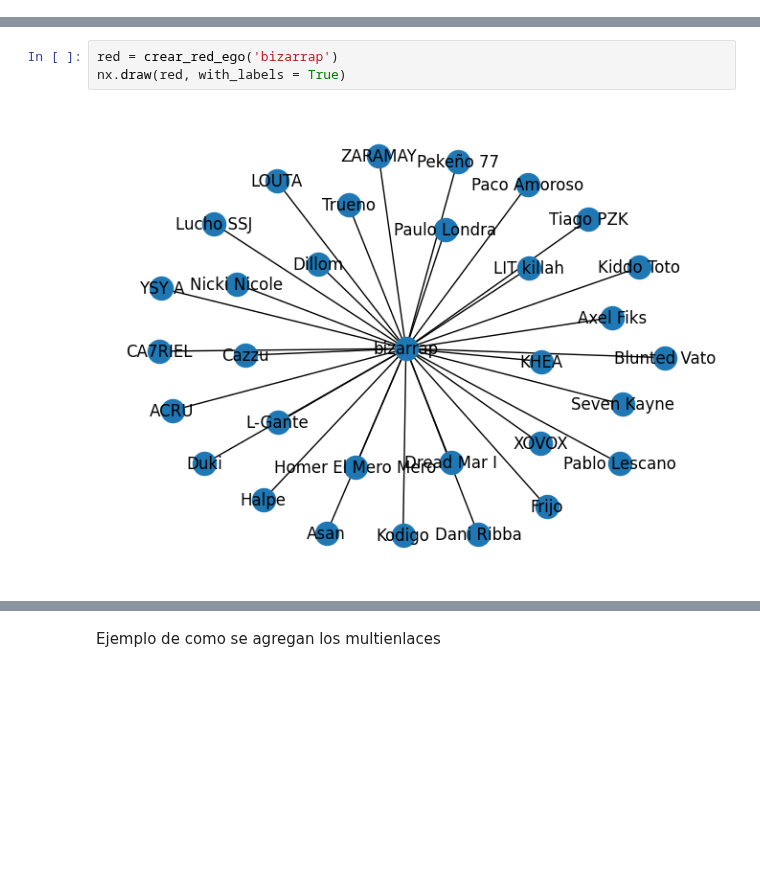
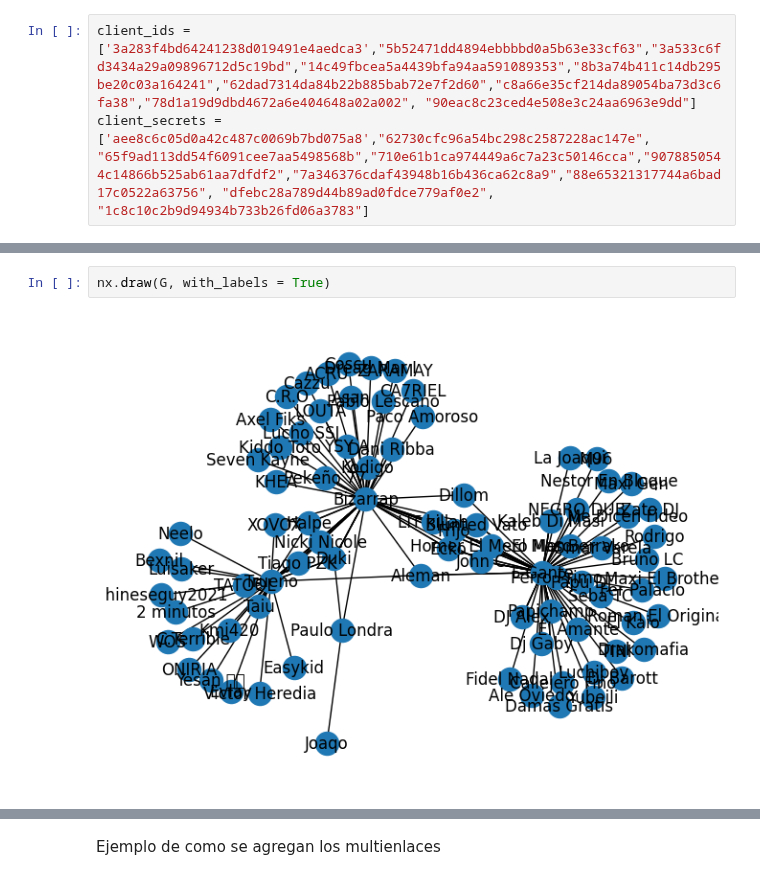
Before and after one commit to nwaehner/Redes-complejas, a Jupyter notebook: spotify_func.ipynb, the cells around one changed output, grey strips where cells are left out. Drawn from its saved outputs; the diff is of its cells as text; blank space fills up the shorter version.

```diff
--- a/spotify_func.ipynb
+++ b/spotify_func.ipynb
@@ -159,0 +190,3 @@ def crear_red_ego(nombre_artista,G):
+# %%
+client_ids = ['3a283f4bd64241238d019491e4aedca3',"5b52471dd4894ebbbbd0a5b63e33cf63","3a533c6fd3434a29a09896712d5c19bd","14c49fbcea5a4439bfa94aa591089353","8b3a74b411c14db295be20c03a164241","62dad7314da84b22b885bab72e7f2d60","c8a66e35cf214da89054ba73d3c6fa38","78d1a19d9dbd4672a6e404648a02a002", "90eac8c23ced4e508e3c24aa6963e9dd"]
+client_secrets = ['aee8c6c05d0a42c487c0069b7bd075a8',"62730cfc96a54bc298c2587228ac147e", "65f9ad113dd54f6091cee7aa5498568b","710e61b1ca974449a6c7a23c50146cca","9078850544c14866b525ab61aa7dfdf2","7a346376cdaf43948b16b436ca62c8a9","88e65321317744a6bad17c0522a63756", "dfebc28a789d44b89ad0fdce779af0e2", "1c8c10c2b9d94934b733b26fd06a3783"]
@@ -160,5 +323,4 @@ def crear_red_ego(nombre_artista,G):
 # %%
-red = crear_red_ego('bizarrap')
-nx.draw(red, with_labels = True)
+nx.draw(G, with_labels = True)
 # %% [output]
-[figure, old version]
+[figure, new version]
```
Also changed, not shown: parts of 10 cells of this notebook, 2 other files.
